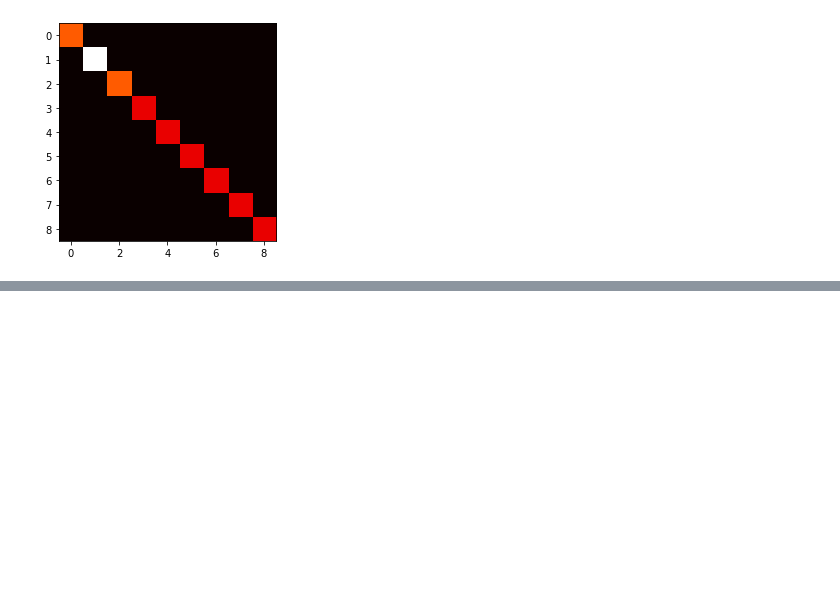
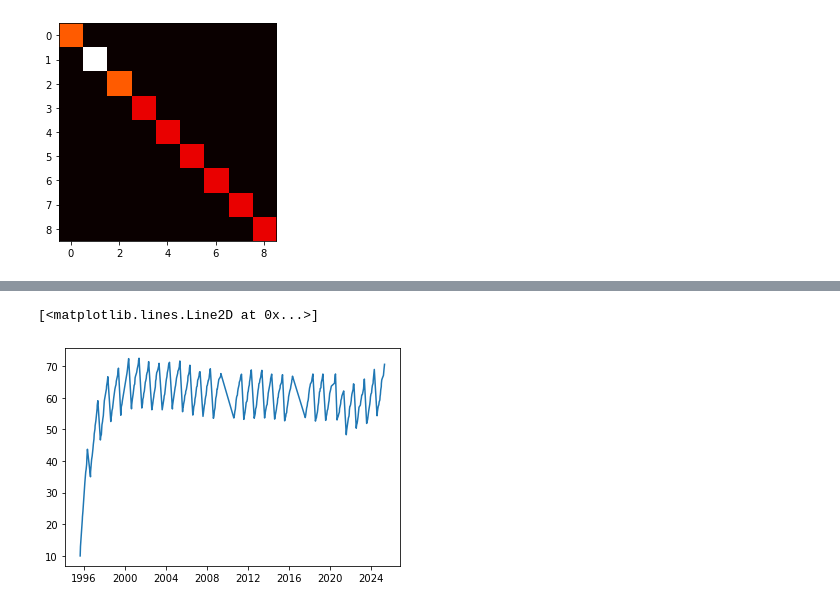
Before and after one commit to DanScreen/football_modelling, a Jupyter notebook: Superbru.ipynb, the cells around one changed output, grey strips where cells are left out. Cells and saved outputs as stored; diff of their text form; code cells hidden in the pictures; blank space fills up the shorter version.

```diff
--- a/Superbru.ipynb
+++ b/Superbru.ipynb
@@ -537,0 +586,6 @@ PL.predict("Aston Villa", "Newcastle")
+# %%
+nufc_home = PL.trained_data[PL.trained_data['HomeTeam'] == "Newcastle"]
+plt.plot(nufc_home['Date'], nufc_home['q_alpha_home'])
+# %% [output]
+[<matplotlib.lines.Line2D at 0x...>]
+[figure, added]
```
Also changed, not shown: parts of 14 cells of this notebook, 7 other files.
